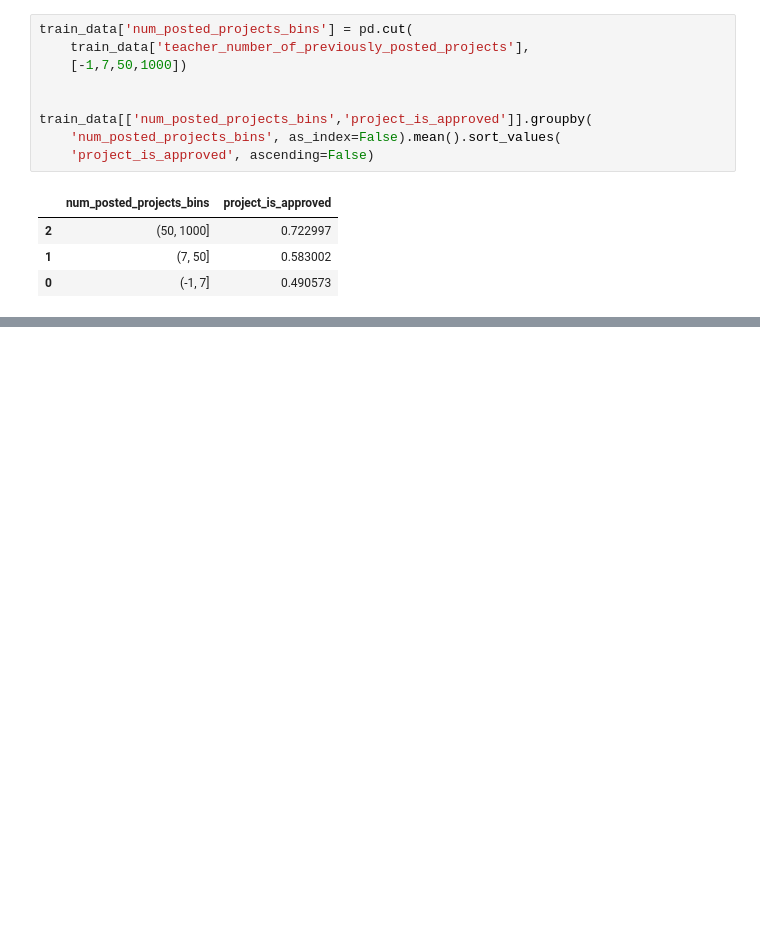
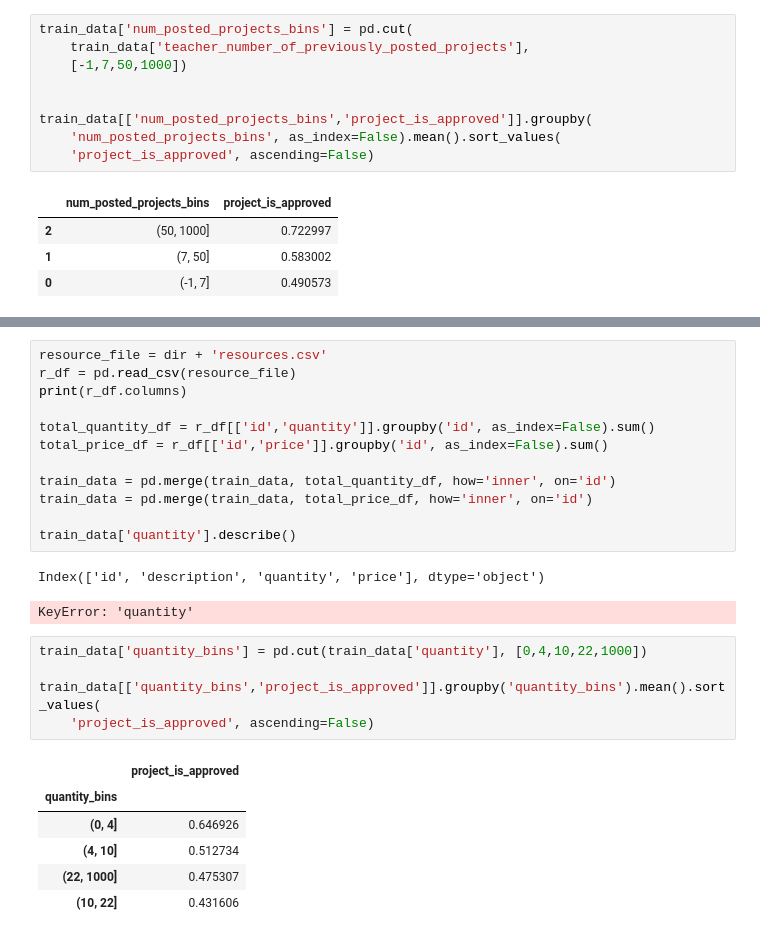
Before and after one commit to mojia/prince-ai, a Jupyter notebook: kaggle/DonorsChoose/feature-enginning.ipynb, the cells around one changed output, grey strips where cells are left out. Cells and saved outputs as stored; diff of their text form; blank space fills up the shorter version.

Commit message:
add resource features

```diff
--- a/kaggle/DonorsChoose/feature-enginning.ipynb
+++ b/kaggle/DonorsChoose/feature-enginning.ipynb
@@ -261 +278,28 @@ train_data['num_posted_projects_buckets'].head(40)
 Name: num_posted_projects_buckets, dtype: int64
+# %%
+resource_file = dir + 'resources.csv'
+r_df = pd.read_csv(resource_file)
+print(r_df.columns)
+
+total_quantity_df = r_df[['id','quantity']].groupby('id', as_index=False).sum()
+total_price_df = r_df[['id','price']].groupby('id', as_index=False).sum()
+
+train_data = pd.merge(train_data, total_quantity_df, how='inner', on='id')
+train_data = pd.merge(train_data, total_price_df, how='inner', on='id')
+
+train_data['quantity'].describe()
+# %% [output]
+Index(['id', 'description', 'quantity', 'price'], dtype='object')
+KeyError: 'quantity'
+# %%
+train_data['quantity_bins'] = pd.cut(train_data['quantity'], [0,4,10,22,1000])
+
+train_data[['quantity_bins','project_is_approved']].groupby('quantity_bins').mean().sort_values(
+    'project_is_approved', ascending=False)
+# %% [output]
+|  | project_is_approved |
+| quantity_bins |  |
+| (0, 4] | 0.646926 |
+| (4, 10] | 0.512734 |
+| (22, 1000] | 0.475307 |
+| (10, 22] | 0.431606 |
```
Also changed, not shown: parts of 4 cells of this notebook, 2 other files.
